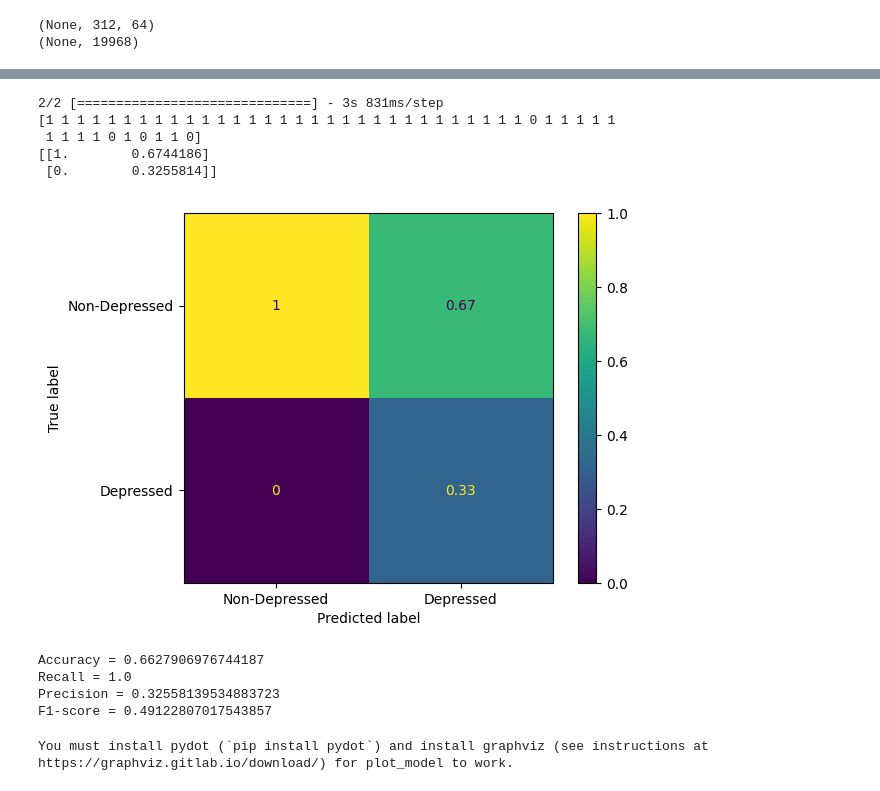
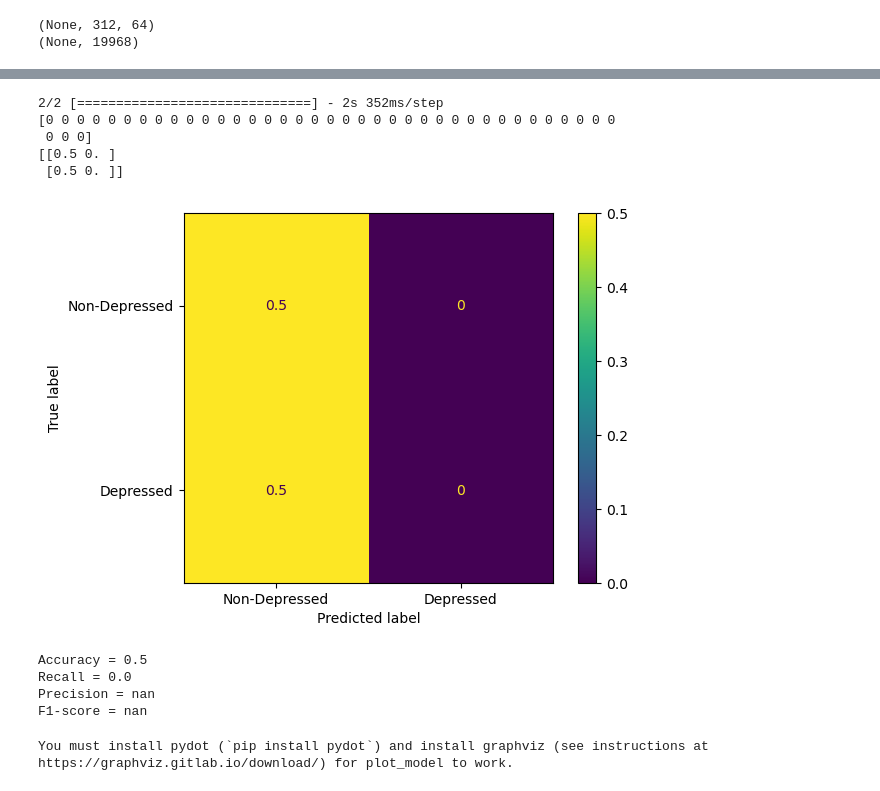
Before and after one commit to DirectionlessPad/DAIC_AUbased, a Jupyter notebook: guo2022_pose_keras.ipynb, the cells around one changed output, grey strips where cells are left out. Drawn from its saved outputs; the diff is of its cells as text; code cells hidden in the pictures.

```diff
--- a/guo2022_pose_keras.ipynb
+++ b/guo2022_pose_keras.ipynb
@@ -122,9 +122,9 @@ def diluted_conv_block(inputs, feature_dim):
     res_add = Add()([l3_ELU, residual])
     # res_add = Add()([l1_ELU, residual])
     # res_add = ELU()(res_add)
-    bn = BatchNormalization()(res_add)
-    return bn
-    # return residual
+    # bn = BatchNormalization()(res_add)
+    # return bn
+    return res_add
 # %%
 def time_diluted_conv_net(feature_dim, input_layer, pool_size, pool_stride):
     dcb_1 = diluted_conv_block(input_layer, feature_dim[0])
@@ -170,10 +170,15 @@ print(elementwise_product.shape)
 # FC layer
 flatten = Flatten()(elementwise_product)
 print(flatten.shape)
-FC_l1 = Dense(16, activation="relu")(flatten)
-FC_l2 = Dense(16, activation="relu")(FC_l1)
-FC_l3 = Dense(8, activation="relu")(FC_l2)
+# FC_l1 = Dense(16, activation="relu")(flatten)
+# FC_l2 = Dense(16, activation="relu")(FC_l1)
+# FC_l3 = Dense(8, activation="relu")(FC_l2)
+# last_layer = Dense(2, activation="sigmoid")(FC_l3)
+FC_l1 = Dense(100, activation="relu")(flatten)
+FC_l2 = Dense(100, activation="relu")(FC_l1)
+FC_l3 = Dense(100, activation="relu")(FC_l2)
 last_layer = Dense(2, activation="relu")(FC_l3)
+
 output = Softmax()(last_layer)
 # output = Dense(1, activation = "sigmoid")(FC_l3)
 # %% [output]
@@ -181,11 +186,11 @@ output = Softmax()(last_layer)
 (None, 19968)
 # %%
 model_pose = Model(inputs=[input_pose], outputs=[output])
-opt = SGD(learning_rate = 2e-5, momentum = 0.9, nesterov = True)
-model_pose.compile(loss = "binary_crossentropy", optimizer=opt, metrics=['accuracy'])
-# model_pose.compile(loss="sparse_categorical_crossentropy", optimizer=opt, metrics=['accuracy'])
+opt = SGD(learning_rate = 2e-5, momentum = 0.9)
+# model_pose.compile(loss = "binary_crossentropy", optimizer=opt, metrics=['accuracy'])
+model_pose.compile(loss="sparse_categorical_crossentropy", optimizer=opt, metrics=['accuracy'])
 # %%
-# model_pose.fit(x_train_bad[:], y_train_bad[:], validation_data=(x_dev_bad[:], y_dev_bad[:]), epochs=2)
-model_pose.fit(norm_pose_train[:], y_train[:], validation_data=(norm_pose_dev[:], y_dev[:]), epochs=6, batch_size=8)
+model_pose.fit(x_train_bad[:], y_train_bad[:], validation_data=(x_dev_bad[:], y_dev_bad[:]), epochs=4)
+# model_pose.fit(norm_pose_train[:], y_train[:], validation_data=(norm_pose_dev[:], y_dev[:]), epochs=6, batch_size=8)
 # model_pose.fit(ros_norm_pose_train[:], over_train_y, validation_data=(norm_pose_dev[:], y_dev[:]), epochs=6, batch_size=8)
 # %% [output]
@@ -212,43 +213,50 @@ print(sum(y_test)/len(y_test))
 # %%
 #Predict
-x = norm_pose_test
-# print(ros_norm_pose_train.shape)
-y = y_test
-# x = x_dev_bad
-# y = y_dev_bad
+# x = norm_pose_test
+# # print(ros_norm_pose_train.shape)
+# y = y_test
+x = x_dev_bad
+y = y_dev_bad
 y_pose_prediction = model_pose.predict(x)
 y_pose_prediction = np.argmax(y_pose_prediction, axis = 1)
+
+# where_0 = np.where(y_pose_prediction == 0)
+# where_1 = np.where(y_pose_prediction == 1)
+
+# y_pose_prediction[where_0] = 1
+# y_pose_prediction[where_1] = 0
+
 # print(sum(y_pose_prediction)/len(y_pose_prediction))
 print(y_pose_prediction)
 #Create confusion matrix and normalizes it over predicted (columns)
 result = confusion_matrix(y, y_pose_prediction, normalize='pred')
 print(result)
 cm_display = ConfusionMatrixDisplay(confusion_matrix = result, display_labels = ["Non-Depressed", "Depressed"])
 cm_display.plot()
 plt.show()
 tn_pose = result[0][0]
 tp_pose = result[1][1]
 fn_pose = result[1][0]
 fp_pose = result[0][1]
 accuracy = (tp_pose + tn_pose)/(tp_pose + tn_pose + fp_pose + fn_pose)
 recall = tp_pose / (tp_pose + fn_pose)
 precision = tp_pose / (tp_pose + fp_pose)
 f1_score = 2 * precision * recall / (precision + recall)
 print("Accuracy = " + str(accuracy))
 print("Recall = " + str(recall))
 print("Precision = " + str(precision))
 print("F1-score = " + str(f1_score))
 # %% [output]
-2/2 [==============================] - 3s 831ms/step
-[1 1 1 1 1 1 1 1 1 1 1 1 1 1 1 1 1 1 1 1 1 1 1 1 1 1 1 1 1 1 1 0 1 1 1 1 1
- 1 1 1 1 0 1 0 1 1 0]
-[[1.        0.6744186]
- [0.        0.3255814]]
+2/2 [==============================] - 2s 352ms/step
+[0 0 0 0 0 0 0 0 0 0 0 0 0 0 0 0 0 0 0 0 0 0 0 0 0 0 0 0 0 0 0 0 0 0 0 0 0
+ 0 0 0]
+[[0.5 0. ]
+ [0.5 0. ]]
-[figure, old version]
+[figure, new version]
-Accuracy = 0.6627906976744187
-Recall = 1.0
-Precision = 0.32558139534883723
-F1-score = 0.49122807017543857
+Accuracy = 0.5
+Recall = 0.0
+Precision = nan
+F1-score = nan
 # %%
 plot_model(model_pose, to_file='model_plot.png', show_shapes=True, show_layer_names=True)
 # %% [output]
```
Also changed, not shown: parts of 2 cells of this notebook.
